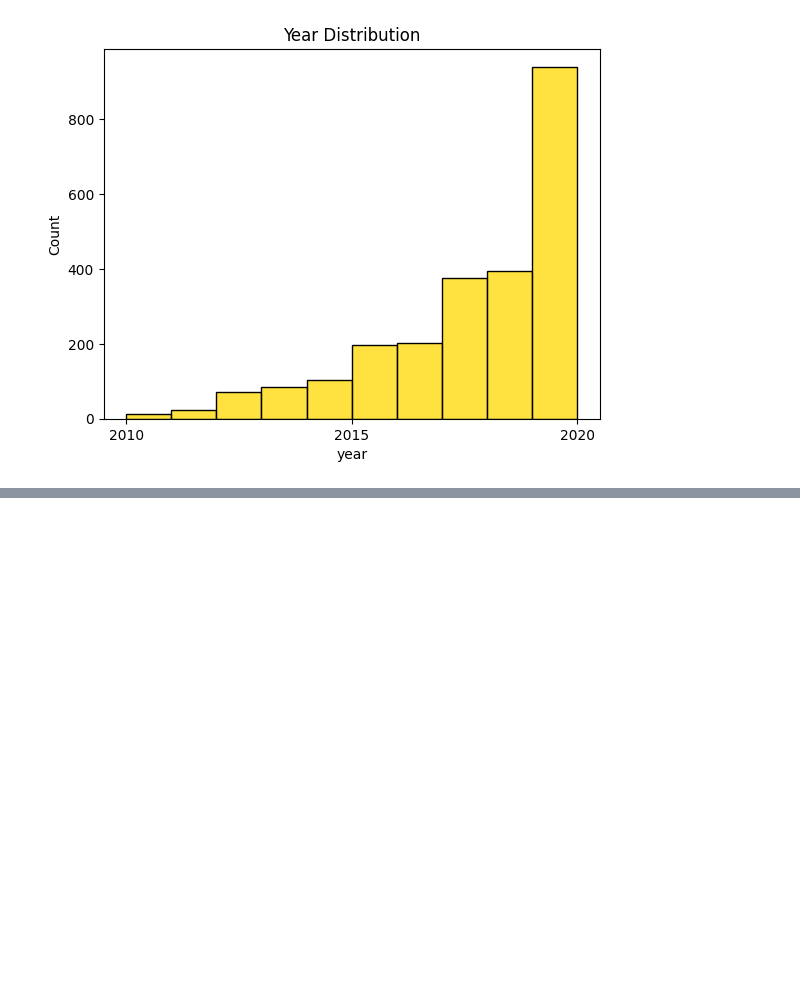
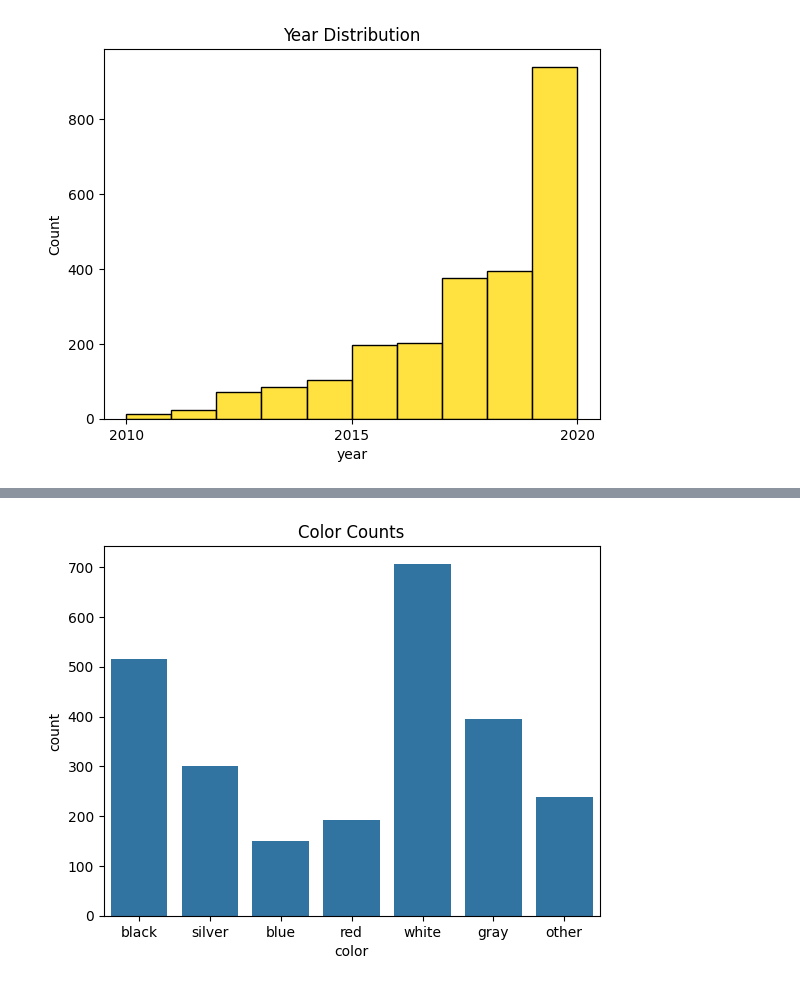
Before and after one commit to masonnicoletti/Car-Analysis-Project, a Jupyter notebook: eda.ipynb, the cells around one changed output, grey strips where cells are left out. Drawn from its saved outputs; the diff is of its cells as text; code cells hidden in the pictures; blank space fills up the shorter version.

```diff
--- a/eda.ipynb
+++ b/eda.ipynb
@@ -260,0 +282,13 @@ plt.show()
+# %%
+# Consolidate color variable
+car_colors = ['white', 'black', 'gray', 'silver', 'red', 'blue']
+
+# Turn miscellaneous car colors into 'other'
+cars['color'] = cars['color'].apply(lambda x: x if x in car_colors else 'other')
+
+# View counts of different colors
+sns.countplot(cars, x='color')
+plt.title('Color Counts')
+plt.show()
+# %% [output]
+[figure, added]
```
Also changed, not shown: parts of 2 cells of this notebook.
